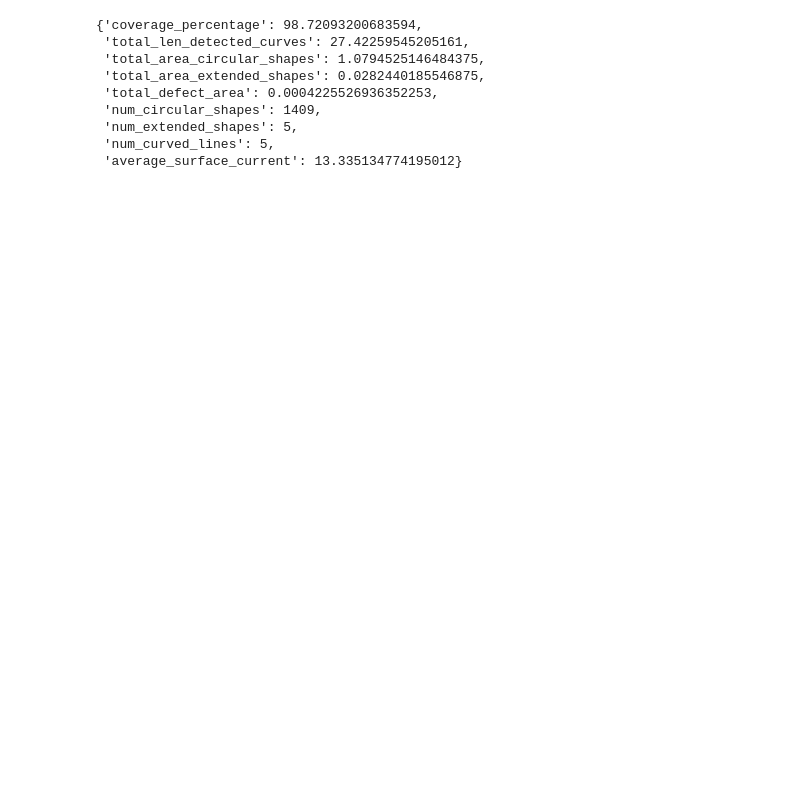
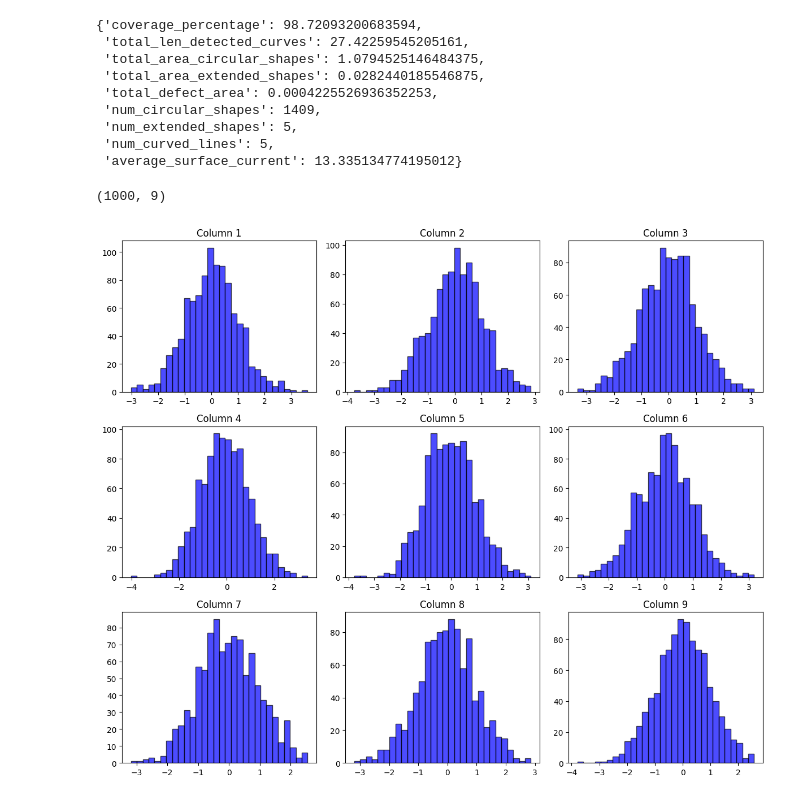
Before and after one commit to UNITES-Lab/sparse-cafm, a Jupyter notebook: ___old___/_test_cl_script.ipynb, the cells around one changed output. Saved outputs shown, nothing was run; the diff lists cells and outputs as text; code cells hidden in the pictures; blank space fills up the shorter version.

```diff
--- a/___old___/_test_cl_script.ipynb
+++ b/___old___/_test_cl_script.ipynb
@@ -47,3 +71,29 @@ for dataloader in [train_dataloader, val_dataloader]:
+# %%
+np.array(diffs_arr).shape
+# %% [output]
+(1000, 9)
+# %%
+import matplotlib.pyplot as plt
+
+data = np.array(diffs_arr)
+
+# Generate random data (Example)
+data = np.random.randn(1000, 9)  # Replace with your actual data
+
+# Create a 3x3 grid of subplots
+fig, axes = plt.subplots(3, 3, figsize=(12, 10))
+
+# Plot histograms for each column
+for i in range(9):
+    row, col = divmod(i, 3)  # Determine subplot position
+    axes[row, col].hist(data[:, i], bins=30, alpha=0.7, color='b', edgecolor='black')
+    axes[row, col].set_title(f'Column {i+1}')
+
+# Adjust layout for better spacing
+plt.tight_layout()
+plt.show()
+# %% [output]
+[figure, added]
 # %%
 import matplotlib.pyplot as plt
 
```
Also changed, not shown: parts of 4 cells of this notebook, 9 other files.
